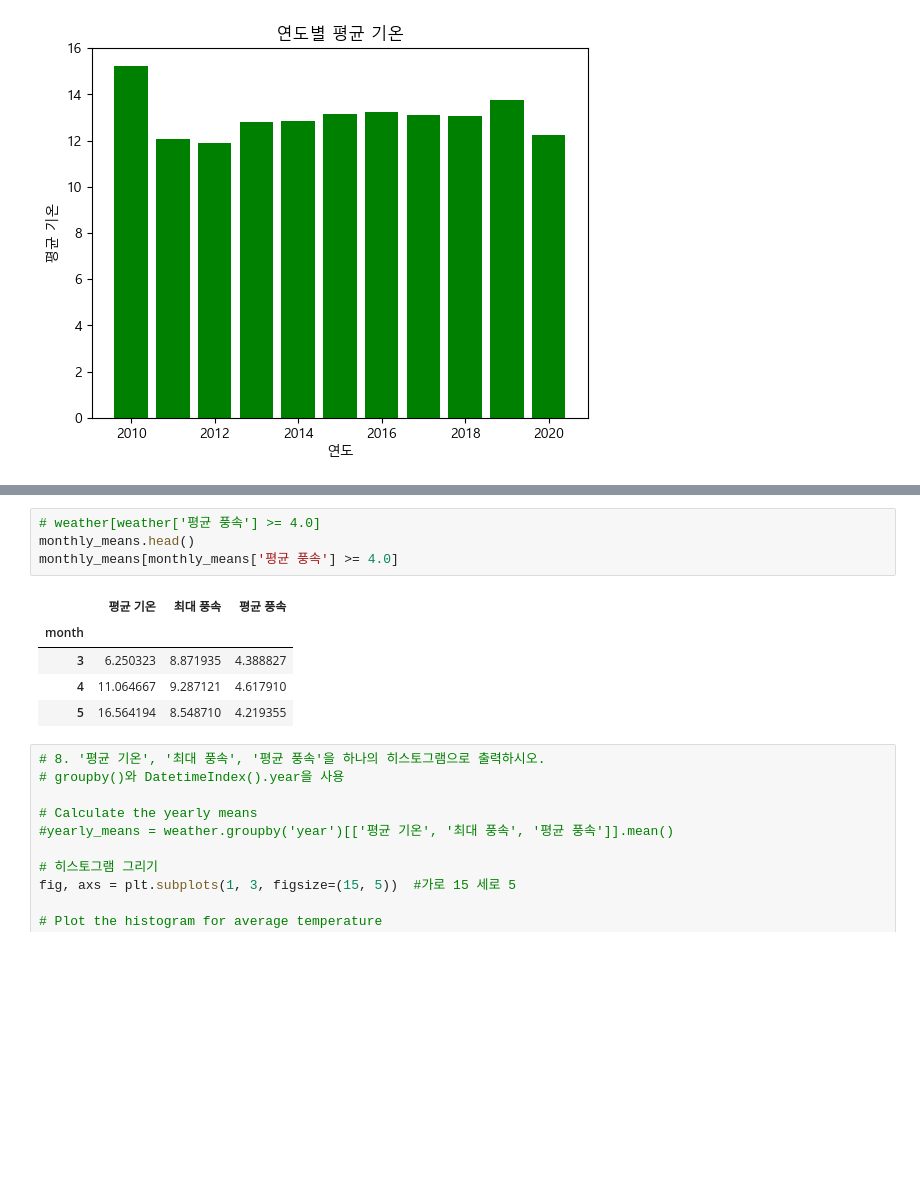
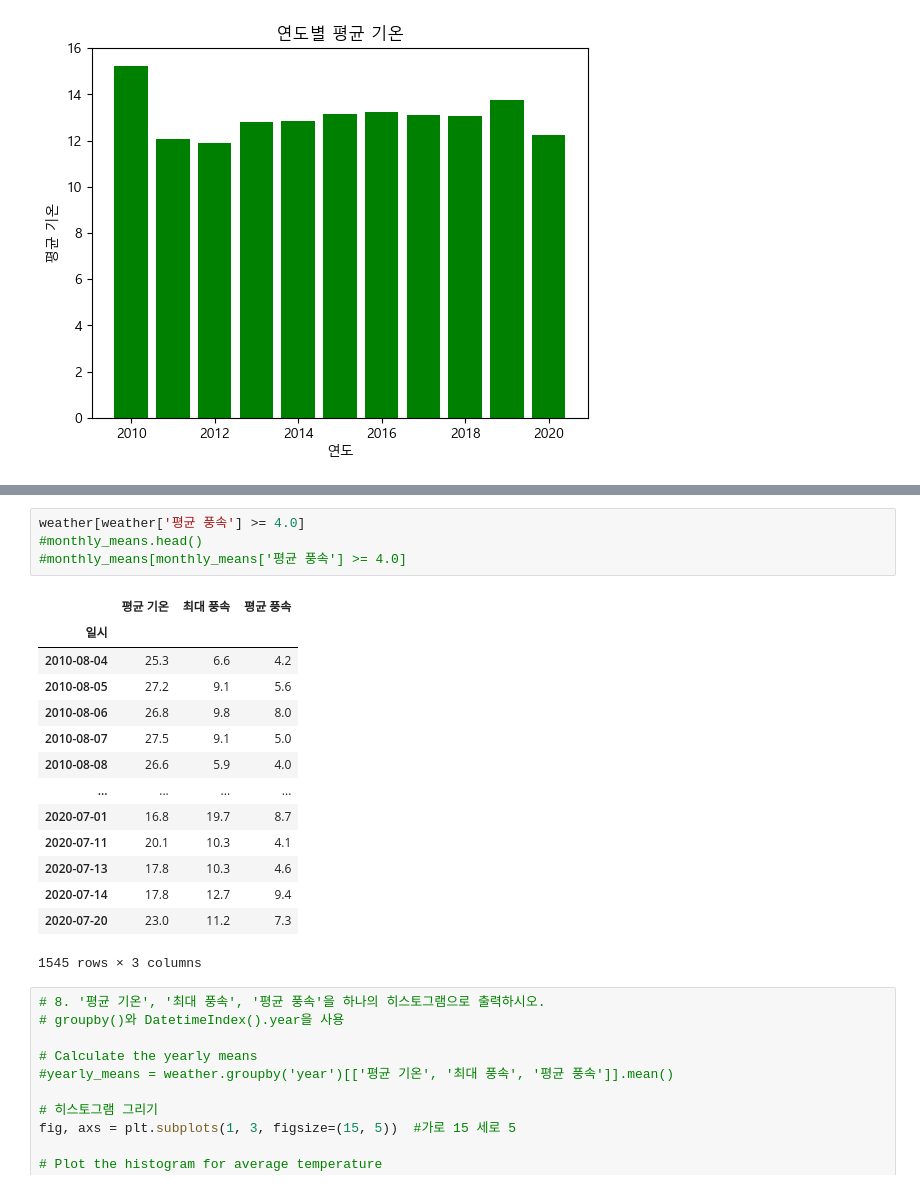
Before and after one commit to dlfgh1/python_basic_1, a Jupyter notebook: time_series_class_5_7.ipynb, the cells around one changed output, grey strips where cells are left out. Cells and saved outputs as stored; diff of their text form; blank space fills up the shorter version.

```diff
--- a/time_series_class_5_7.ipynb
+++ b/time_series_class_5_7.ipynb
@@ -318,13 +302,22 @@ weather.head()
 # %%
-# weather[weather['평균 풍속'] >= 4.0]
-monthly_means.head()
-monthly_means[monthly_means['평균 풍속'] >= 4.0]
+weather[weather['평균 풍속'] >= 4.0]
+#monthly_means.head()
+#monthly_means[monthly_means['평균 풍속'] >= 4.0]
 # %% [output]
 |  | 평균 기온 | 최대 풍속 | 평균 풍속 |
-| month |  |  |  |
-| 3 | 6.250323 | 8.871935 | 4.388827 |
-| 4 | 11.064667 | 9.287121 | 4.617910 |
-| 5 | 16.564194 | 8.548710 | 4.219355 |
+| 일시 |  |  |  |
+| 2010-08-04 | 25.3 | 6.6 | 4.2 |
+| 2010-08-05 | 27.2 | 9.1 | 5.6 |
+| 2010-08-06 | 26.8 | 9.8 | 8.0 |
+| 2010-08-07 | 27.5 | 9.1 | 5.0 |
+| 2010-08-08 | 26.6 | 5.9 | 4.0 |
+| ... | ... | ... | ... |
+| 2020-07-01 | 16.8 | 19.7 | 8.7 |
+| 2020-07-11 | 20.1 | 10.3 | 4.1 |
+| 2020-07-13 | 17.8 | 10.3 | 4.6 |
+| 2020-07-14 | 17.8 | 12.7 | 9.4 |
+| 2020-07-20 | 23.0 | 11.2 | 7.3 |
+1545 rows × 3 columns
 # %%
 # 8. '평균 기온', '최대 풍속', '평균 풍속'을 하나의 히스토그램으로 출력하시오.
 # groupby()와 DatetimeIndex().year을 사용
```
Also changed, not shown: parts of 22 cells of this notebook.
